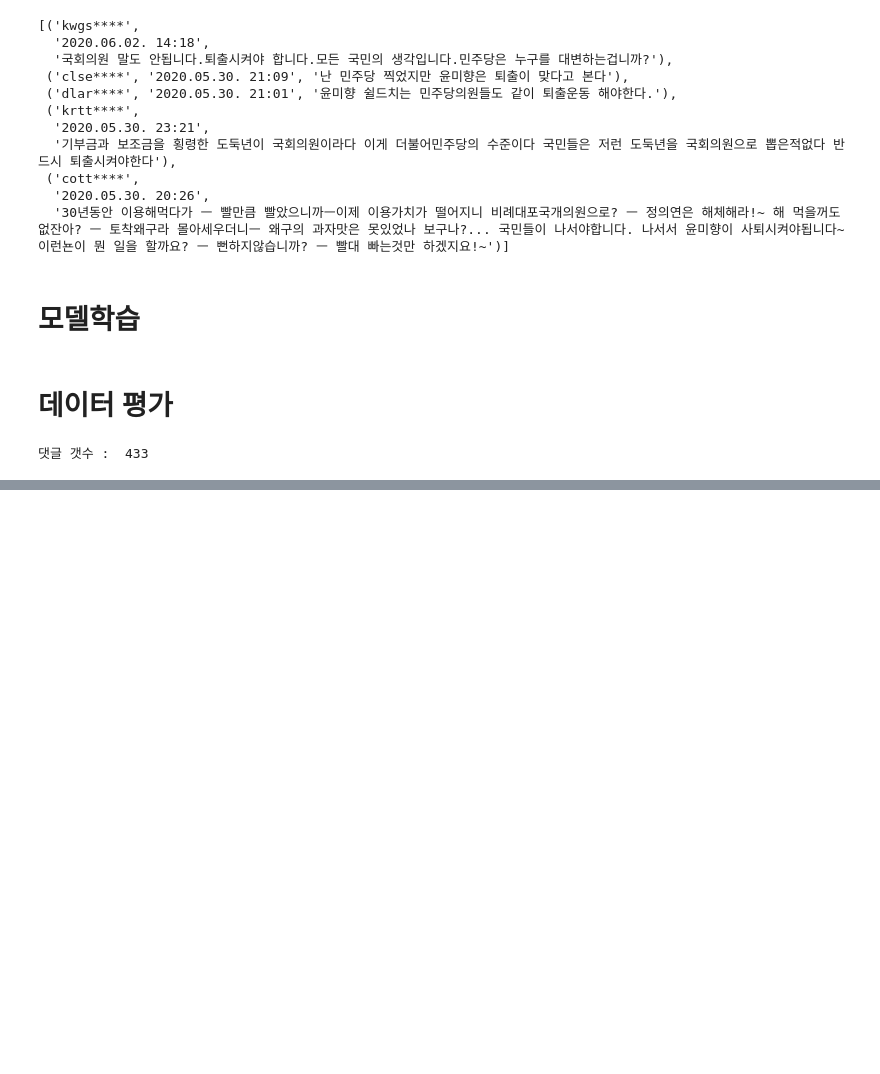
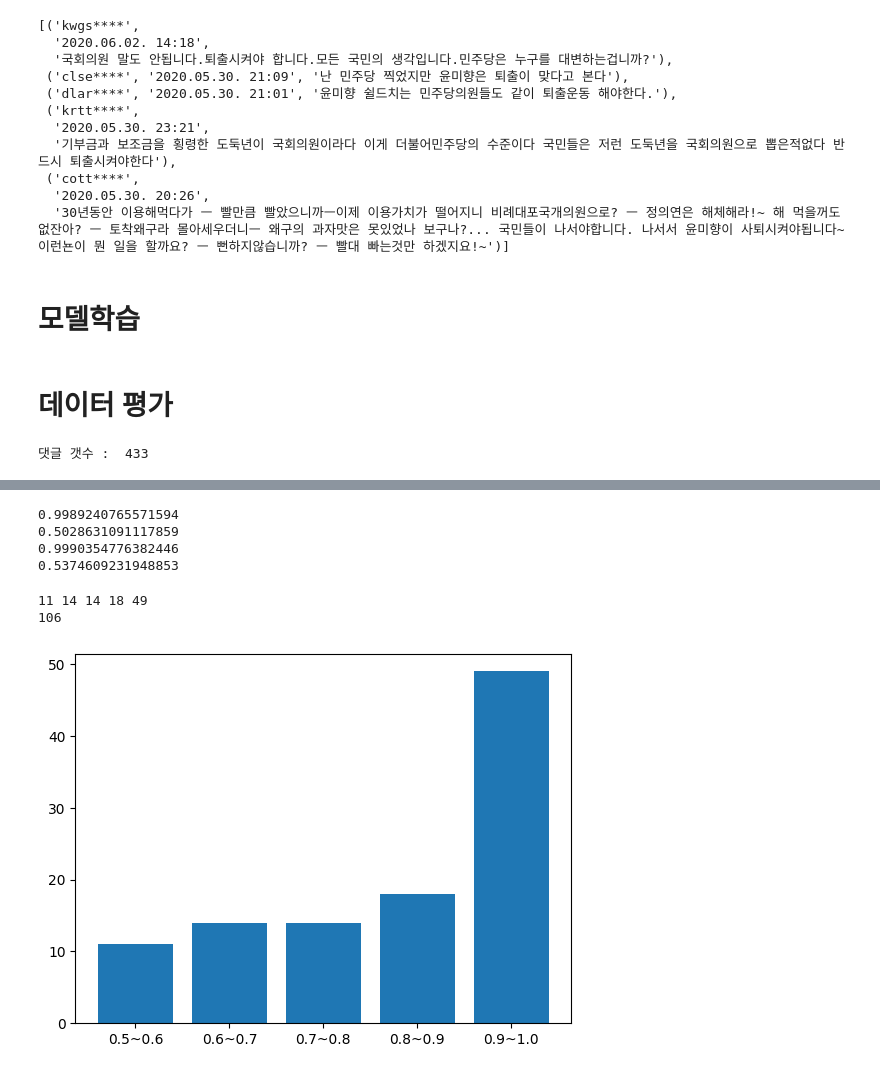
Before and after one commit to JisuPark-dev/nlp, a Jupyter notebook: crawling/crwaling.ipynb, the cells around one changed output, grey strips where cells are left out. Drawn from its saved outputs; the diff is of its cells as text; code cells hidden in the pictures; blank space fills up the shorter version.

```diff
--- a/crawling/crwaling.ipynb
+++ b/crawling/crwaling.ipynb
@@ -123,0 +140,62 @@ data_frame.to_csv("answer.csv",mode='w',index = False)
+# %%
+print(max(neg_score))
+print(min(neg_score))
+print(max(pos_score))
+print(min(pos_score))
+# %% [output]
+0.9989240765571594
+0.5028631091117859
+0.9990354776382446
+0.5374609231948853
+# %%
+pos1 = 0
+pos2 = 0
+pos3 = 0
+pos4 = 0
+pos5 = 0
+
+for i in pos_score:
+    if i >0.5 and i<=0.6:
+        pos1+=1
+    if i >0.6 and i<=0.7:
+        pos2+=1
+    if i >0.7 and i<=0.8:
+        pos3+=1
+    if i >0.8 and i<=0.9:
+        pos4+=1
+    if i>0.9 and i<=1:
+        pos5+=1
+neg1 = 0
+neg2 = 0
+neg3 = 0
+neg4 = 0
+neg5 = 0
+
+for i in neg_score:
+    if i >0.5 and i<=0.6:
+        neg1+=1
+    if i >0.6 and i<=0.7:
+        neg2+=1
+    if i >0.7 and i<=0.8:
+        neg3+=1
+    if i >0.8 and i<=0.9:
+        neg4+=1
+    if i>0.9 and i<=1:
+        neg5+=1
+# %%
+print(pos1,pos2,pos3,pos4,pos5)
+print(pos1+pos2+pos3+pos4+pos5)
+# %% [output]
+11 14 14 18 49
+106
+# %%
+x = np.arange(5)
+name = ['0.5~0.6', '0.6~0.7','0.7~0.8','0.8~0.9','0.9~1.0']
+values = [pos1,pos2,pos3,pos4,pos5]
+
+plt.bar(x, values)
+plt.xticks(x, name)
+
+plt.show()
+# %% [output]
+[figure, added]
```
Also changed, not shown: parts of 10 cells of this notebook.
